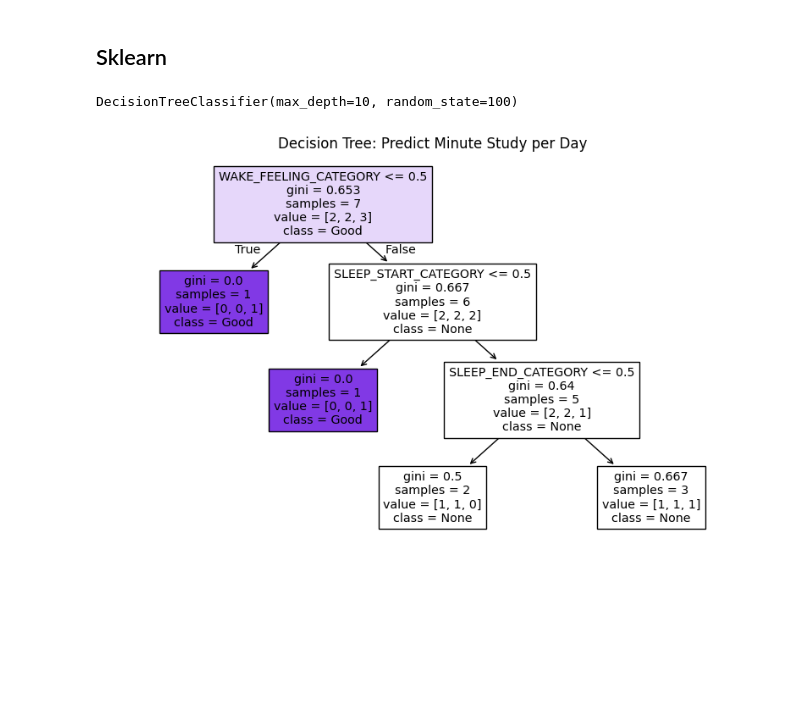
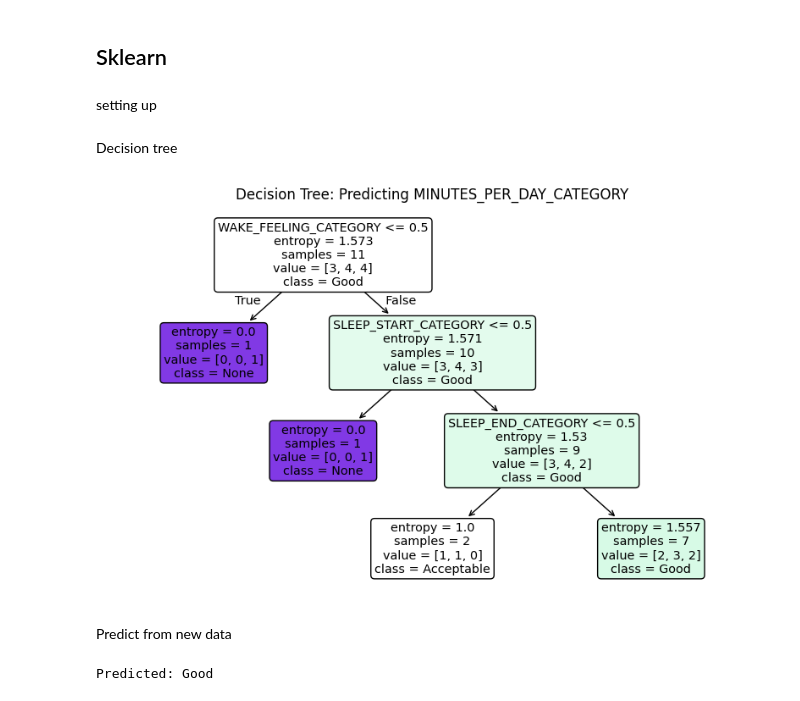
Before and after one commit to Bancie/LearningDB, a Jupyter notebook: data_analyst/sleep.ipynb, the cells around one changed output. Drawn from its saved outputs; the diff is of its cells as text; code cells hidden in the pictures; blank space fills up the shorter version.

```diff
--- a/data_analyst/sleep.ipynb
+++ b/data_analyst/sleep.ipynb
@@ -104,12 +92,49 @@ y = LabelEncoder().fit_transform(combo_counts[target])
-# %%
-clf = DecisionTreeClassifier(max_depth=10, random_state=100)
-clf.fit(X, y)
-# %% [output]
-DecisionTreeClassifier(max_depth=10, random_state=100)
-# %%
-plt.figure(figsize=(10, 6))
-plot_tree(clf, feature_names=features, class_names=['None', 'Acceptable', 'Good'], filled=True)
-plt.title("Decision Tree: Predict Minute Study per Day")
-plt.show()
-# %% [output]
-[figure, removed]
+# %% [markdown]
+setting up
+# %%
+import pandas as pd
+from sklearn.preprocessing import LabelEncoder
+from sklearn.tree import DecisionTreeClassifier, plot_tree
+import matplotlib.pyplot as plt
+
+label_encoders = {}
+for col in ["SLEEP_START_CATEGORY", "SLEEP_END_CATEGORY", "WAKE_FEELING_CATEGORY", "MINUTES_PER_DAY_CATEGORY"]:
+    le = LabelEncoder()
+    df[col] = le.fit_transform(df[col])
+    label_encoders[col] = le
+
+X = df[["SLEEP_START_CATEGORY", "SLEEP_END_CATEGORY", "WAKE_FEELING_CATEGORY"]]
+y = df["MINUTES_PER_DAY_CATEGORY"]
+
+clf = DecisionTreeClassifier(
+    criterion="entropy",
+    max_depth=None,
+    random_state=42
+)
+# clf.fit(X, y)
+# %% [markdown]
+Decision tree
+# %%
+plt.figure(figsize=(10, 6))
+plot_tree(
+    clf,
+    feature_names=X.columns,
+    class_names=label_encoders["MINUTES_PER_DAY_CATEGORY"].classes_,
+    filled=True,
+    rounded=True
+)
+plt.title("Decision Tree: Predicting MINUTES_PER_DAY_CATEGORY")
+plt.show()
+# %% [output]
+[figure, added]
+# %% [markdown]
+Predict from new data
+# %%
+sample = pd.DataFrame([["Late", "Late", "Good"]], columns=X.columns)
+for col in sample.columns:
+    sample[col] = label_encoders[col].transform(sample[col])
+
+pred = clf.predict(sample)
+print("Predicted:", label_encoders["MINUTES_PER_DAY_CATEGORY"].inverse_transform(pred)[0])
+# %% [output]
+Predicted: Good
```
Also changed, not shown: parts of 1 cell of this notebook.
